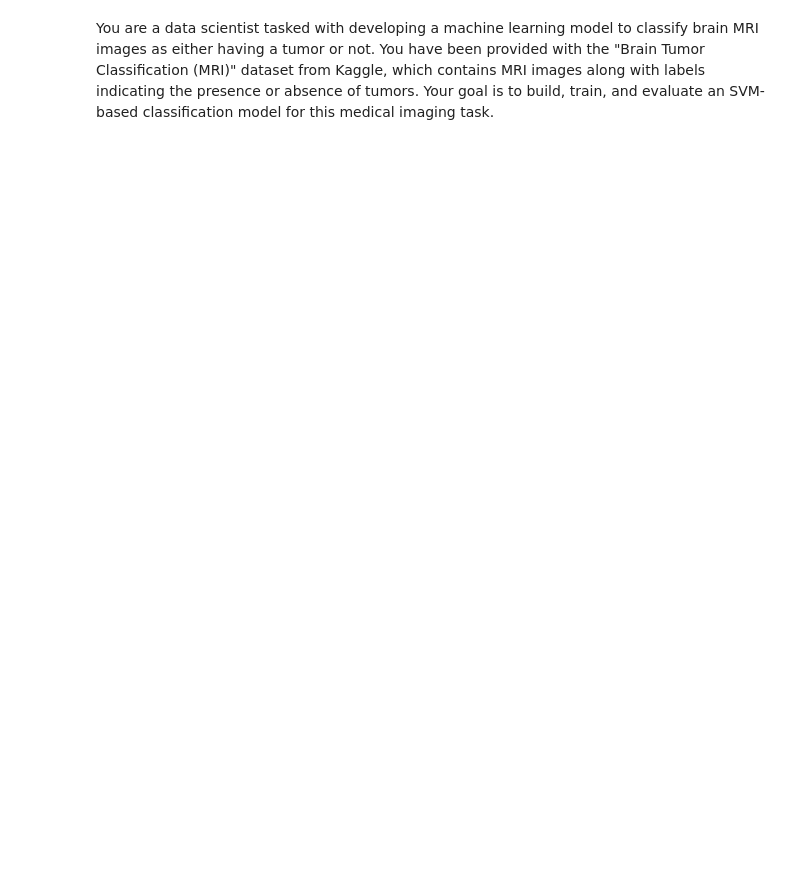
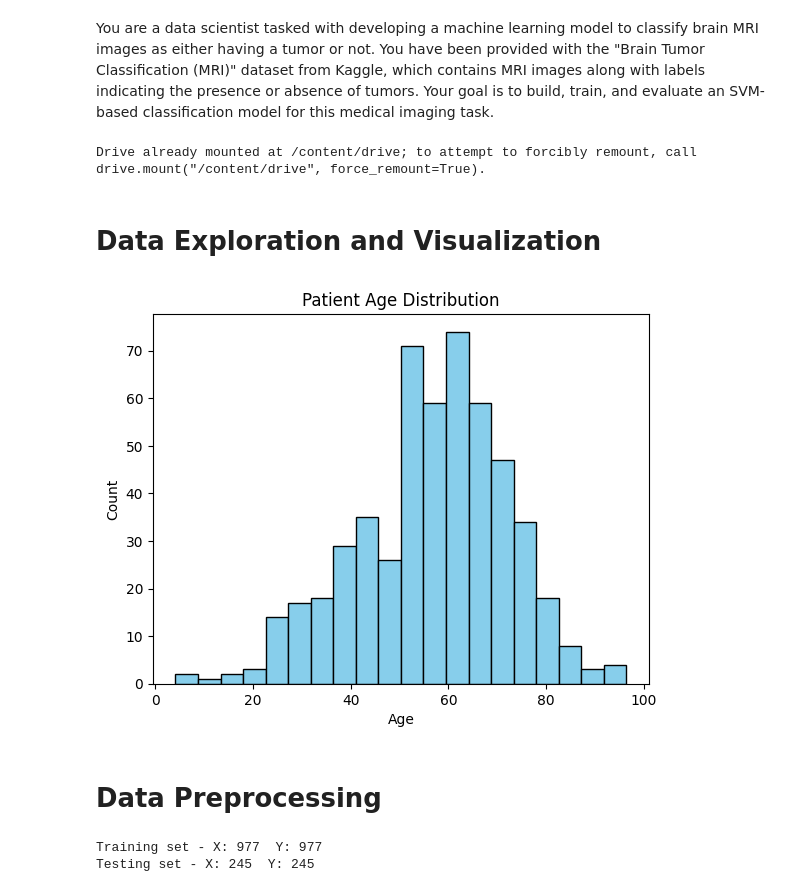
Before and after one commit to badrinarayanan02/machine_learning, a Jupyter notebook: 2348507_lab9.ipynb, the cells around one changed output. Saved outputs shown, nothing was run; the diff lists cells and outputs as text; code cells hidden in the pictures; blank space fills up the shorter version.

Commit message:
Brain Tumor Classification (MRI)

```diff
--- a/2348507_lab9.ipynb
+++ b/2348507_lab9.ipynb
@@ -12,3 +12,59 @@ import pandas as pd
 import matplotlib.pyplot as plt
 from sklearn.model_selection import train_test_split
 from sklearn.metrics import accuracy_score
+# %%
+from google.colab import drive
+drive.mount('/content/drive')
+# %% [output]
+Drive already mounted at /content/drive; to attempt to forcibly remount, call drive.mount("/content/drive", force_remount=True).
+# %% [markdown]
+# Data Exploration and Visualization
+# %%
+import os
+import cv2
+
+path = '/content/drive/MyDrive/Training'
+classes = {'no_tumor': 0, 'pituitary_tumor': 1}
+X = []
+Y = []
+
+for cls in classes:
+    pth = os.path.join(path, cls)
+    for j in os.listdir(pth):
+        img = cv2.imread(os.path.join(pth, j), 0)
+        img = cv2.resize(img, (200, 200))
+        X.append(img)
+        Y.append(classes[cls])
+# %%
+from sklearn.mixture import GaussianMixture
+
+num_samples_per_class = [Y.count(0), Y.count(1)]
+
+gmm_params = [{'mean': 50, 'std_dev': 15, 'weight': 0.7},  # Parameters for 'no_tumor' class
+              {'mean': 65, 'std_dev': 10, 'weight': 0.3}]   # Parameters for 'pituitary_tumor' class
+
+patient_ages = []
+for i, params in enumerate(gmm_params):
+
+    ages = np.random.normal(params['mean'], params['std_dev'], int(params['weight'] * num_samples_per_class[i]))
+    patient_ages.extend(ages)
+
+plt.hist(patient_ages, bins=20, color='skyblue', edgecolor='black')
+plt.xlabel('Age')
+plt.ylabel('Count')
+plt.title('Patient Age Distribution')
+plt.show()
+# %% [output]
+[figure, added]
+# %% [markdown]
+# Data Preprocessing
+# %%
+from sklearn.model_selection import train_test_split
+
+X_train, X_test, Y_train, Y_test = train_test_split(X, Y, test_size=0.2, random_state=42)
+
+print("Training set - X:", len(X_train), " Y:", len(Y_train))
+print("Testing set - X:", len(X_test), " Y:", len(Y_test))
+# %% [output]
+Training set - X: 977  Y: 977
+Testing set - X: 245  Y: 245
```
Also changed, not shown: parts of 14 cells of this notebook.
